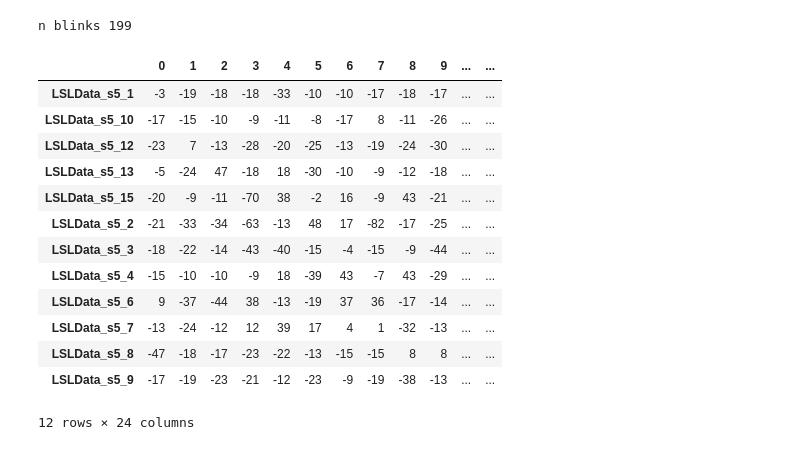
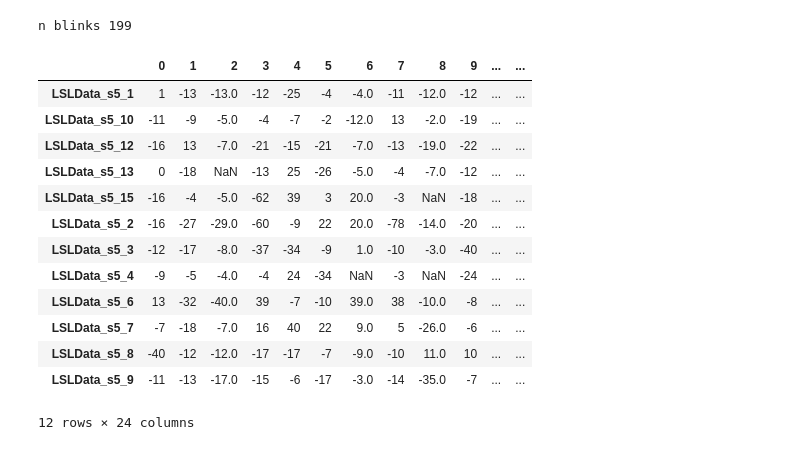
Before and after one commit to Ofplarsen/Bachelor_BCISpeller_Analyses, a Jupyter notebook: jitter/peak_analysis_not_fuse_stream.ipynb, the cells around one changed output. Drawn from its saved outputs; the diff is of its cells as text; code cells hidden in the pictures.

```diff
--- a/jitter/peak_analysis_not_fuse_stream.ipynb
+++ b/jitter/peak_analysis_not_fuse_stream.ipynb
@@ -192,13 +192,46 @@ def find_close_values_mean(values,y, tolerance):
 """
 Return peaks in signal in specified range and normalizes data before finding peak
 """
+
+def find_crossing_point(data, tolerance=0.9):
+    # Find peaks using scipy's find_peaks
+    data = np.array(data)
+    peaks, _ = signal.find_peaks(data)
+
+    # If no peaks are found, return an empty list
+    if not peaks.size:
+        return []
+
+    # Find the index of the maximum peak value
+    max_peak_index = np.argmax(data)
+
+    # Get the height of the maximum peak
+    max_peak_height = data[max_peak_index]
+
+    # Set the imaginary line 20% lower than the peak
+    threshold_height = 0.9 * max_peak_height
+
+    # Find the index where the curve crosses the imaginary line
+    if np.where(data[:max_peak_index] <= threshold_height)[0].size == 0:
+        return []
+
+    crossing_point_index =  np.where(data[:max_peak_index] <= threshold_height)[0][-1]
+
+    # If no crossing point is found, return an empty list
+    if crossing_point_index == max_peak_index:
+        return []
+
+    # Return the absolute index of the crossing point
+    return [crossing_point_index]
+
 def get_peaks(df, start, end, column, rang=50, scale=1, flip=True):
 
     df = df[start - rang:end + rang]
     df_norm = (df[column].abs() / df[column].abs().max())
     plus = -df_norm[start - rang]
     y = ((df_norm + plus) *(-1 if flip else 1) *scale).tolist()
-    peaks, _ = signal.find_peaks(y)
+    #peaks, _ = signal.find_peaks(y)
+    peaks = find_crossing_point(y)
     peaks = [peak for peak in peaks]
     if len(peaks) == 0:
         #print(df)
@@ -269,7 +302,7 @@ def run_files(paths, path='data/LSLGoodData/', both = True, plot = False, shift_
             if s - 50 <= 0:
                 remove.append((s,e))
                 continue
-            peaks.append(get_peaks(df_stream, s, e, chosen_channel, rang=50, scale=100, flip=both))
+            peaks.append(get_peaks(df_stream, s, e, chosen_channel, rang=40, scale=100, flip=both))
 
         for s, e in remove:
             start.remove(s)
@@ -311,32 +344,33 @@ def add_stats(df, avg_time):
     df = pd.concat([df, new_columns_df], axis=1)
     return df
 
-def remove_outlier(df):
-    df = df.applymap(lambda x: x if abs(x) <= 30 else np.nan)
+def remove_outlier(df, value=30):
+    df = df.applymap(lambda x: x if abs(x) <= value else np.nan)
     return df
 # %%
 path = ("./data/subject5/")
 paths = [name for name in os.listdir(path)]
 both = [name for name in paths]
 flip = False
 
 df_both = run_files(both,path=path, both=flip , plot=False)
+df_both = remove_outlier(df_both, value = 200)
 display(df_both)
 # %% [output]
 n blinks 199
 |  | 0 | 1 | 2 | 3 | 4 | 5 | 6 | 7 | 8 | 9 | ... | ... |
-| LSLData_s5_1 | -3 | -19 | -18 | -18 | -33 | -10 | -10 | -17 | -18 | -17 | ... | ... |
-| LSLData_s5_10 | -17 | -15 | -10 | -9 | -11 | -8 | -17 | 8 | -11 | -26 | ... | ... |
-| LSLData_s5_12 | -23 | 7 | -13 | -28 | -20 | -25 | -13 | -19 | -24 | -30 | ... | ... |
-| LSLData_s5_13 | -5 | -24 | 47 | -18 | 18 | -30 | -10 | -9 | -12 | -18 | ... | ... |
-| LSLData_s5_15 | -20 | -9 | -11 | -70 | 38 | -2 | 16 | -9 | 43 | -21 | ... | ... |
-| LSLData_s5_2 | -21 | -33 | -34 | -63 | -13 | 48 | 17 | -82 | -17 | -25 | ... | ... |
-| LSLData_s5_3 | -18 | -22 | -14 | -43 | -40 | -15 | -4 | -15 | -9 | -44 | ... | ... |
-| LSLData_s5_4 | -15 | -10 | -10 | -9 | 18 | -39 | 43 | -7 | 43 | -29 | ... | ... |
-| LSLData_s5_6 | 9 | -37 | -44 | 38 | -13 | -19 | 37 | 36 | -17 | -14 | ... | ... |
-| LSLData_s5_7 | -13 | -24 | -12 | 12 | 39 | 17 | 4 | 1 | -32 | -13 | ... | ... |
-| LSLData_s5_8 | -47 | -18 | -17 | -23 | -22 | -13 | -15 | -15 | 8 | 8 | ... | ... |
-| LSLData_s5_9 | -17 | -19 | -23 | -21 | -12 | -23 | -9 | -19 | -38 | -13 | ... | ... |
+| LSLData_s5_1 | 1 | -13 | -13.0 | -12 | -25 | -4 | -4.0 | -11 | -12.0 | -12 | ... | ... |
+| LSLData_s5_10 | -11 | -9 | -5.0 | -4 | -7 | -2 | -12.0 | 13 | -2.0 | -19 | ... | ... |
+| LSLData_s5_12 | -16 | 13 | -7.0 | -21 | -15 | -21 | -7.0 | -13 | -19.0 | -22 | ... | ... |
+| LSLData_s5_13 | 0 | -18 | NaN | -13 | 25 | -26 | -5.0 | -4 | -7.0 | -12 | ... | ... |
+| LSLData_s5_15 | -16 | -4 | -5.0 | -62 | 39 | 3 | 20.0 | -3 | NaN | -18 | ... | ... |
+| LSLData_s5_2 | -16 | -27 | -29.0 | -60 | -9 | 22 | 20.0 | -78 | -14.0 | -20 | ... | ... |
+| LSLData_s5_3 | -12 | -17 | -8.0 | -37 | -34 | -9 | 1.0 | -10 | -3.0 | -40 | ... | ... |
+| LSLData_s5_4 | -9 | -5 | -4.0 | -4 | 24 | -34 | NaN | -3 | NaN | -24 | ... | ... |
+| LSLData_s5_6 | 13 | -32 | -40.0 | 39 | -7 | -10 | 39.0 | 38 | -10.0 | -8 | ... | ... |
+| LSLData_s5_7 | -7 | -18 | -7.0 | 16 | 40 | 22 | 9.0 | 5 | -26.0 | -6 | ... | ... |
+| LSLData_s5_8 | -40 | -12 | -12.0 | -17 | -17 | -7 | -9.0 | -10 | 11.0 | 10 | ... | ... |
+| LSLData_s5_9 | -11 | -13 | -17.0 | -15 | -6 | -17 | -3.0 | -14 | -35.0 | -7 | ... | ... |
 12 rows × 24 columns
 # %%
 # Returns average offset in entire dataset
```
Also changed, not shown: parts of 6 cells of this notebook.
